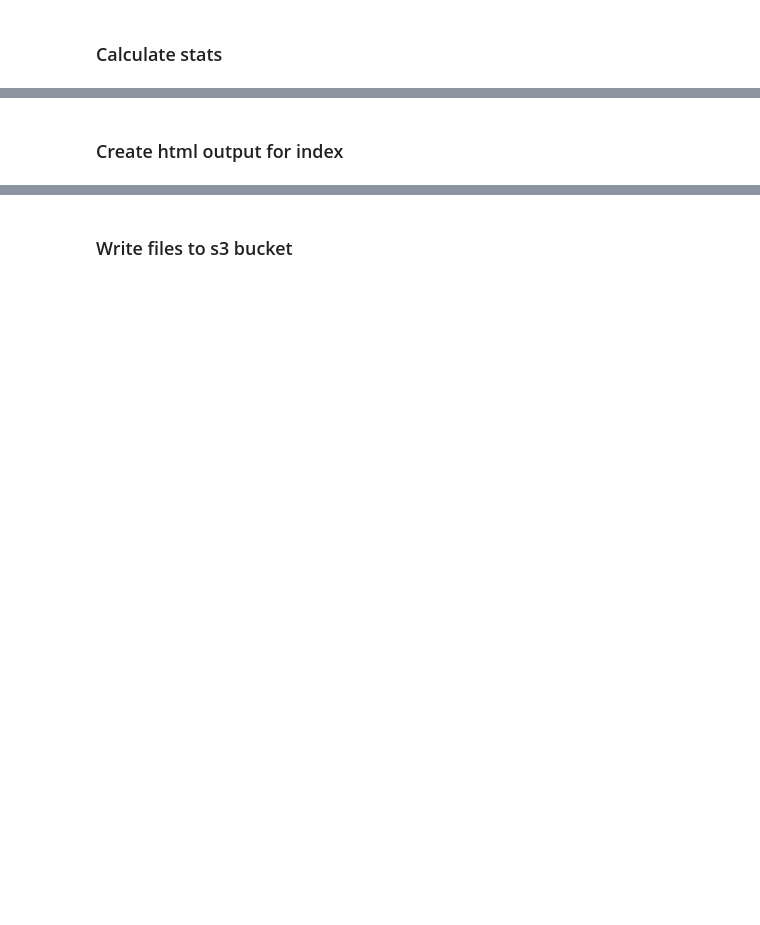
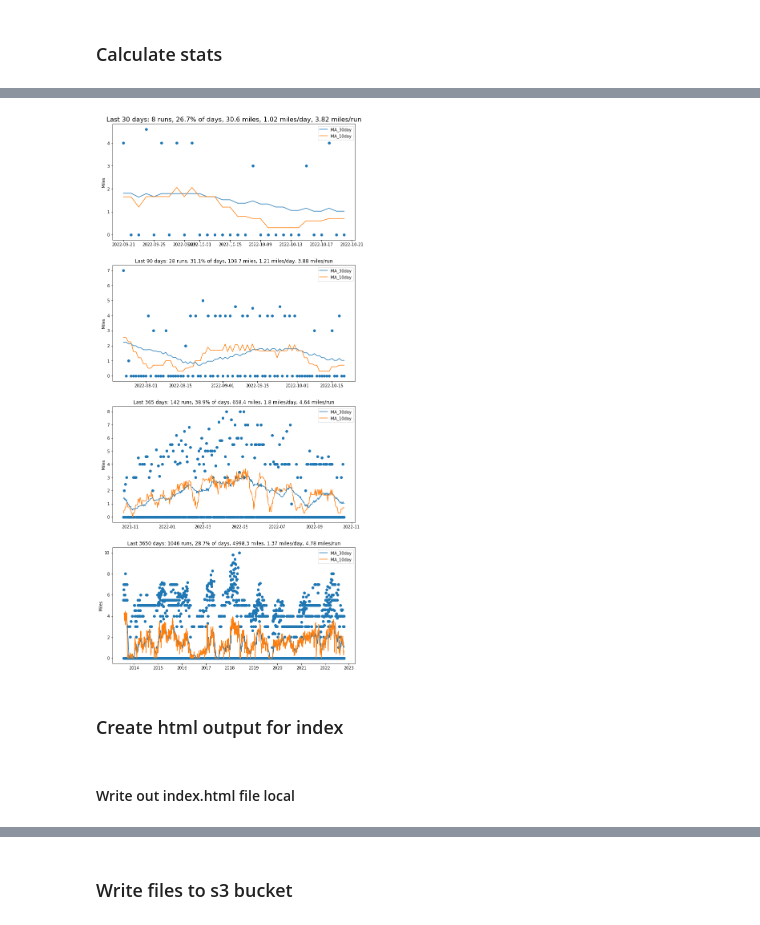
Before and after one commit to jeremypmobley/nonsense, a Jupyter notebook: jeremyruns/run_log_charts.ipynb, the cells around one changed output, grey strips where cells are left out. Drawn from its saved outputs; the diff is of its cells as text; code cells hidden in the pictures; blank space fills up the shorter version.

```diff
--- a/jeremyruns/run_log_charts.ipynb
+++ b/jeremyruns/run_log_charts.ipynb
@@ -32,18 +32,5 @@ Records read in: 3295
 # %%
 df = raw_data_df.copy()
-# %%
-# Make Date a datetime object
-df['Date'] = pd.to_datetime(df["Date"])
-
-# Fill missing miles with 0
-df['Miles'].fillna(0, inplace=True)
-
-# Create rolling averages
-df['MA_5day'] = df['Miles'].rolling(window=5).mean()
-df['MA_10day'] = df['Miles'].rolling(window=10).mean()
-df['MA_30day'] = df['Miles'].rolling(window=30).mean()
-
-df = df.sort_values('Date')
 # %%
 def preprocess_raw_df(df_) -> pd.DataFrame:
     """ Function to preprocess raw daily data """
@@ -83,9 +59,0 @@ Total miles run: 4885.6
-# %%
-# Last 365 days- 10, 30 day MA
-sns.set(rc = {'figure.figsize':(15,8)})
-sns.scatterplot(data = df.tail(3650), x = "Date", y = "Miles")
-sns.lineplot('Date', 'value', hue='variable',
-             data=pd.melt(df.tail(3650)[['Date', 'MA_30day', 'MA_10day']], 'Date'))
-plt.title('Last year')
-plt.legend(['MA_30day', 'MA_10day'])
-# plt.savefig('last_year.png')
@@ -305,2 +254,6 @@ print(site_last_updated)
+# %%
+create_all_charts(df=df)
+# %% [output]
+[figure, added]
 # %% [markdown]
 ### Create html output for index
@@ -384,3 +306,5 @@ html_string = f"""
 """
+# %% [markdown]
+#### Write out index.html file local
 # %%
 pwd
```
Also changed, not shown: parts of 42 cells of this notebook, 4 other files.
